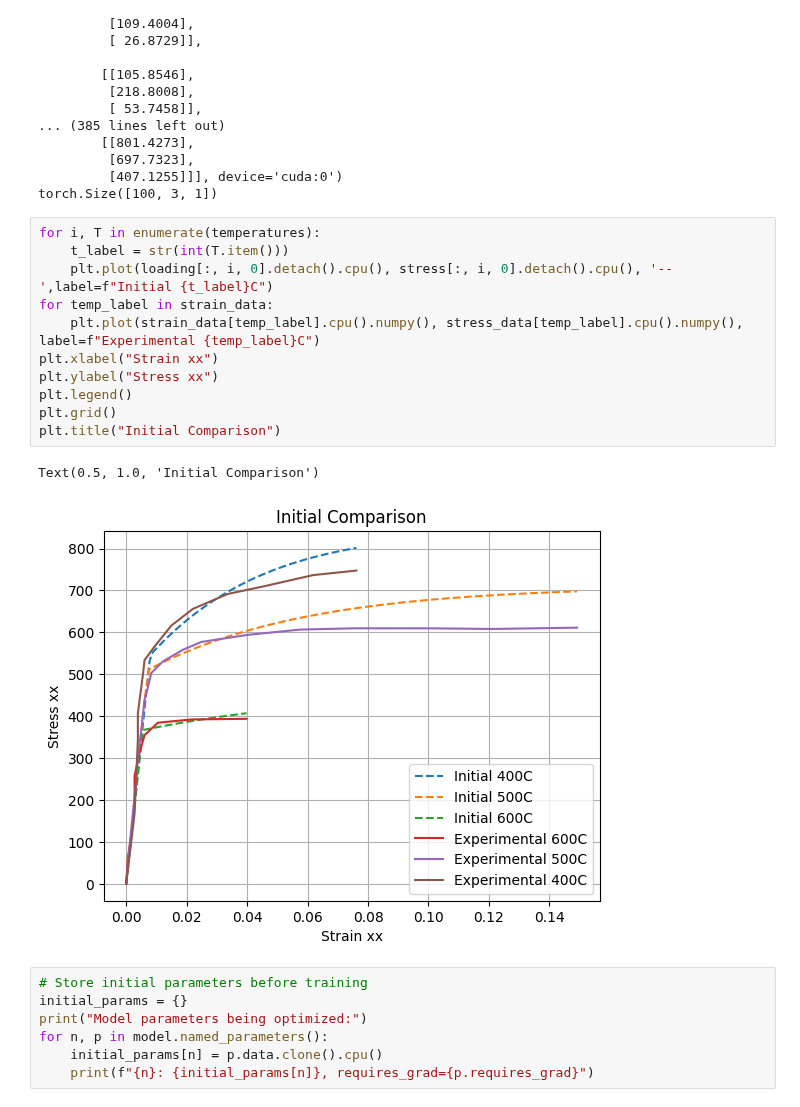
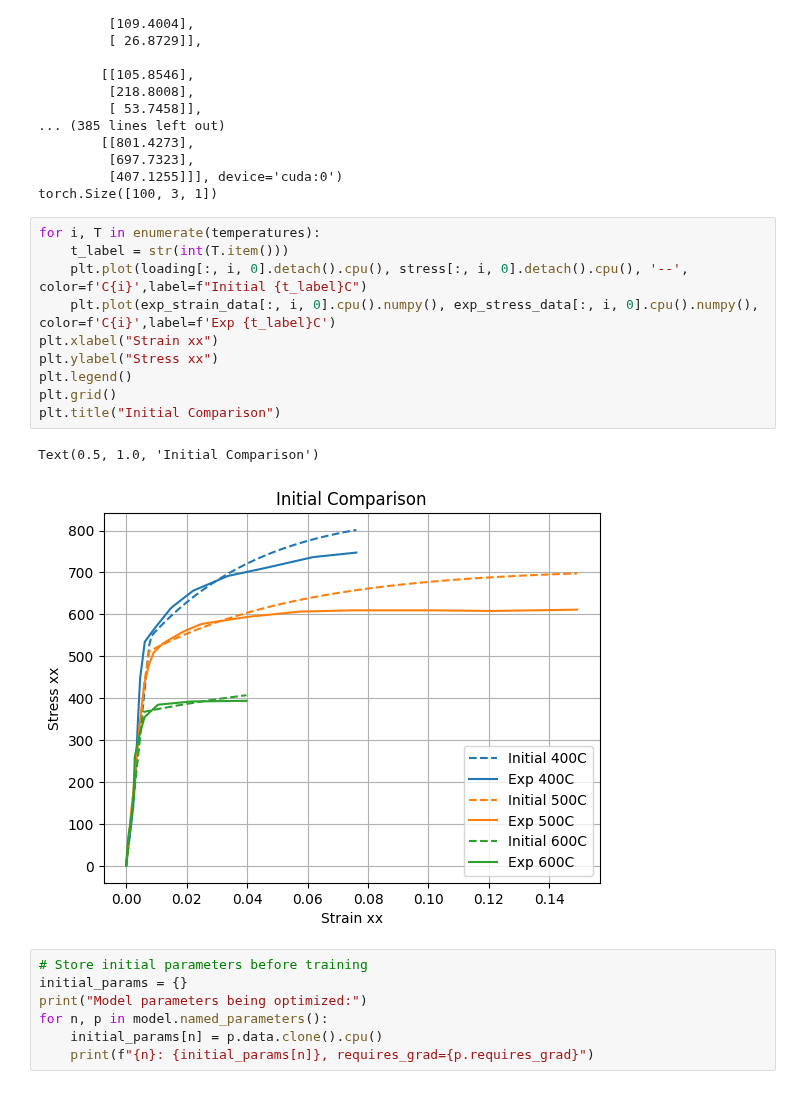
Before and after one commit to ColinMG2/neml2, a Jupyter notebook: cmg_projects/example_deterministic.ipynb, the cells around one changed output. Cells and saved outputs as stored; diff of their text form.

```diff
--- a/cmg_projects/example_deterministic.ipynb
+++ b/cmg_projects/example_deterministic.ipynb
@@ -394,17 +390,16 @@ torch.Size([100, 3, 1])
 # %%
 for i, T in enumerate(temperatures):
     t_label = str(int(T.item()))
-    plt.plot(loading[:, i, 0].detach().cpu(), stress[:, i, 0].detach().cpu(), '--',label=f"Initial {t_label}C")
-for temp_label in strain_data:
-    plt.plot(strain_data[temp_label].cpu().numpy(), stress_data[temp_label].cpu().numpy(), label=f"Experimental {temp_label}C")
+    plt.plot(loading[:, i, 0].detach().cpu(), stress[:, i, 0].detach().cpu(), '--', color=f'C{i}',label=f"Initial {t_label}C")
+    plt.plot(exp_strain_data[:, i, 0].cpu().numpy(), exp_stress_data[:, i, 0].cpu().numpy(), color=f'C{i}',label=f'Exp {t_label}C')
 plt.xlabel("Strain xx")
 plt.ylabel("Stress xx")
 plt.legend()
 plt.grid()
 plt.title("Initial Comparison")
 # %% [output]
 Text(0.5, 1.0, 'Initial Comparison')
-[figure, old version]
+[figure, new version]
 # %%
 # Store initial parameters before training
 initial_params = {}
```
Also changed, not shown: parts of 5 cells of this notebook, 9 other files.
